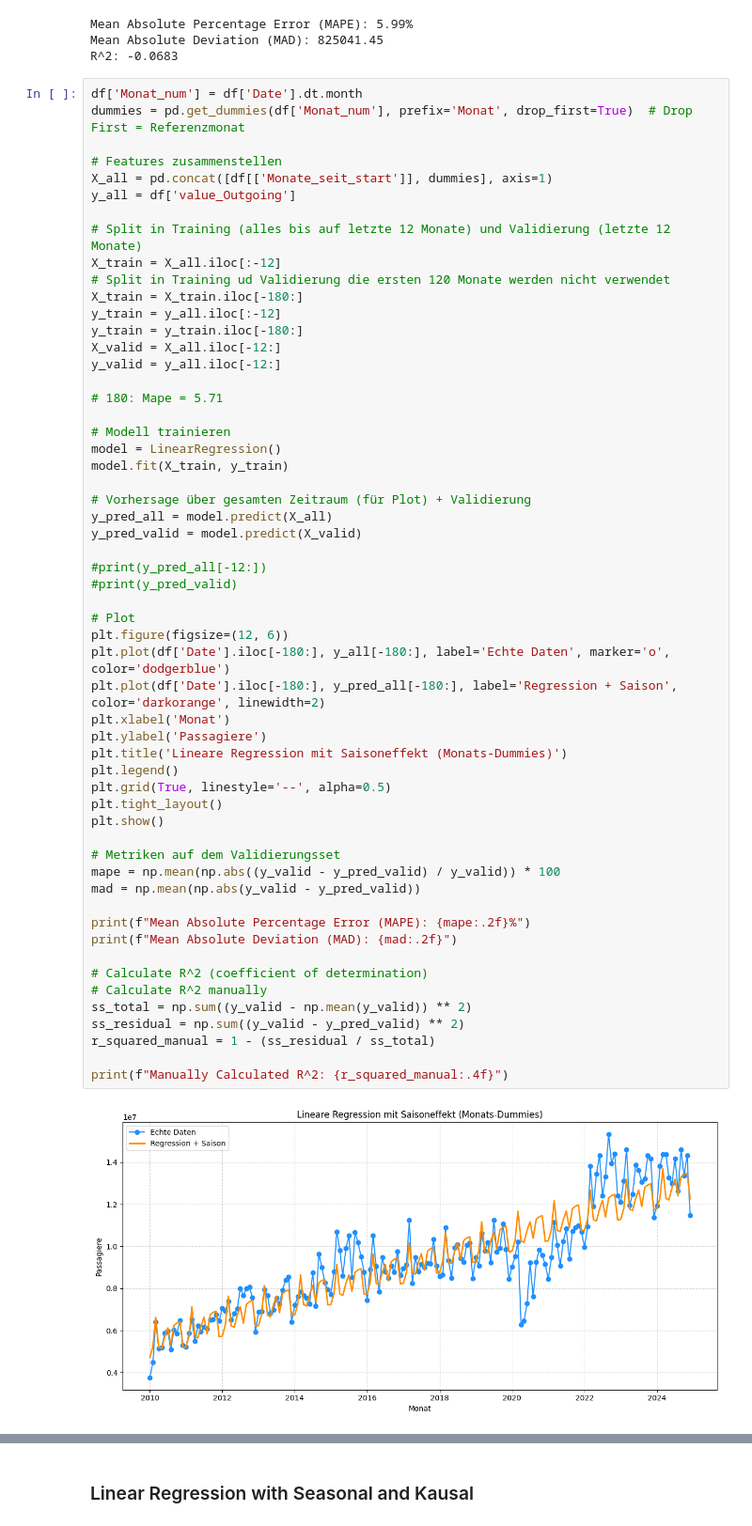
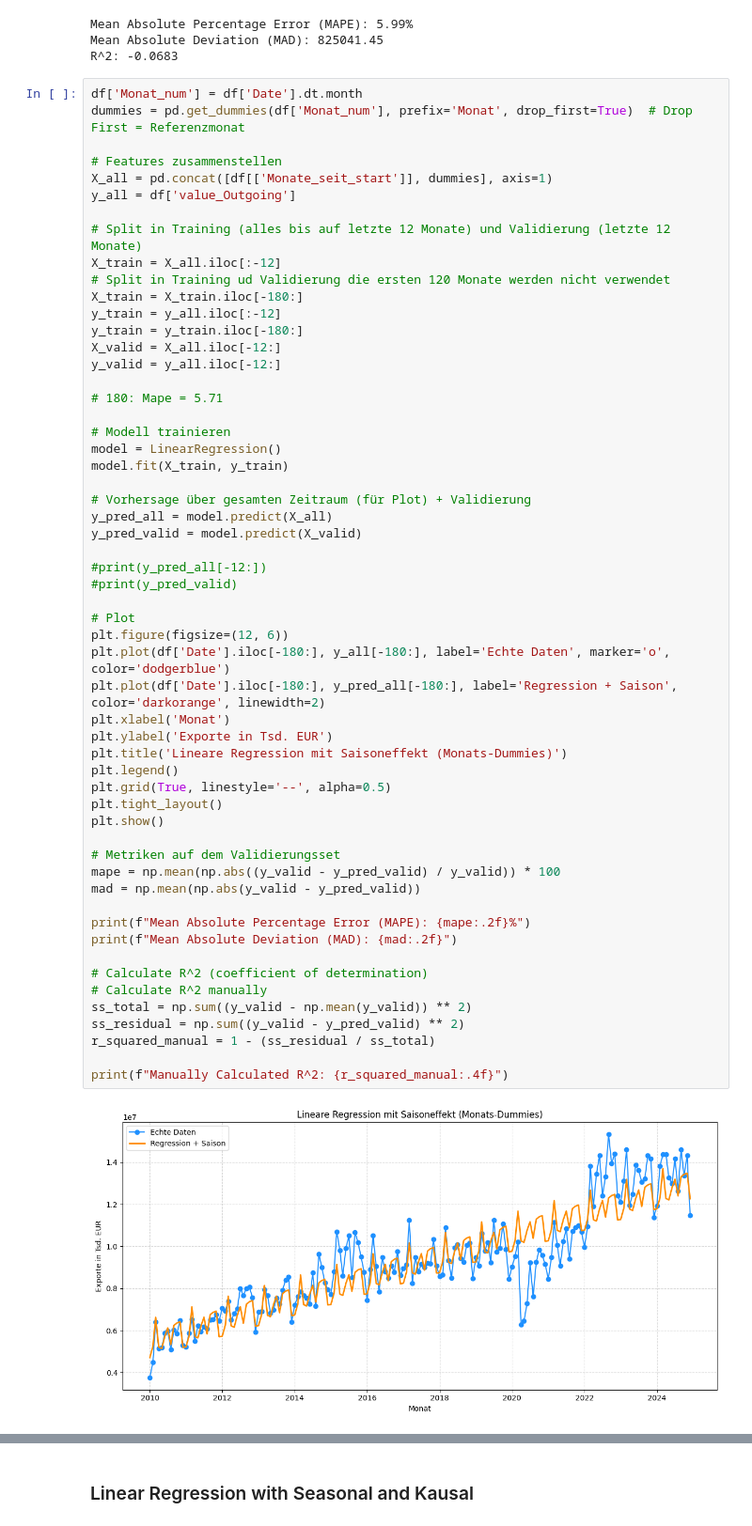
Before and after one commit to eliaspfe/BI_Vorlesung, a Jupyter notebook: Forecasting_Exports.ipynb, the cells around one changed output, grey strips where cells are left out. Shown at 94% size. Drawn from its saved outputs; the diff is of its cells as text.

```diff
--- a/Forecasting_Exports.ipynb
+++ b/Forecasting_Exports.ipynb
@@ -300,35 +300,35 @@ y_pred_valid = model.predict(X_valid)
 
 #print(y_pred_all[-12:])
 #print(y_pred_valid)
 
 # Plot
 plt.figure(figsize=(12, 6))
 plt.plot(df['Date'].iloc[-180:], y_all[-180:], label='Echte Daten', marker='o', color='dodgerblue')
 plt.plot(df['Date'].iloc[-180:], y_pred_all[-180:], label='Regression + Saison', color='darkorange', linewidth=2)
 plt.xlabel('Monat')
-plt.ylabel('Passagiere')
+plt.ylabel('Exporte in Tsd. EUR')
 plt.title('Lineare Regression mit Saisoneffekt (Monats-Dummies)')
 plt.legend()
 plt.grid(True, linestyle='--', alpha=0.5)
 plt.tight_layout()
 plt.show()
 
 # Metriken auf dem Validierungsset
 mape = np.mean(np.abs((y_valid - y_pred_valid) / y_valid)) * 100
 mad = np.mean(np.abs(y_valid - y_pred_valid))
 
 print(f"Mean Absolute Percentage Error (MAPE): {mape:.2f}%")
 print(f"Mean Absolute Deviation (MAD): {mad:.2f}")
 
 # Calculate R^2 (coefficient of determination)
 # Calculate R^2 manually
 ss_total = np.sum((y_valid - np.mean(y_valid)) ** 2)
 ss_residual = np.sum((y_valid - y_pred_valid) ** 2)
 r_squared_manual = 1 - (ss_residual / ss_total)
 
 print(f"Manually Calculated R^2: {r_squared_manual:.4f}")
 # %% [output]
-[figure, old version]
+[figure, new version]
 Mean Absolute Percentage Error (MAPE): 5.99%
 Mean Absolute Deviation (MAD): 825041.45
 Manually Calculated R^2: -0.0683
```
Also changed, not shown: parts of 6 cells of this notebook, 1 other file.
